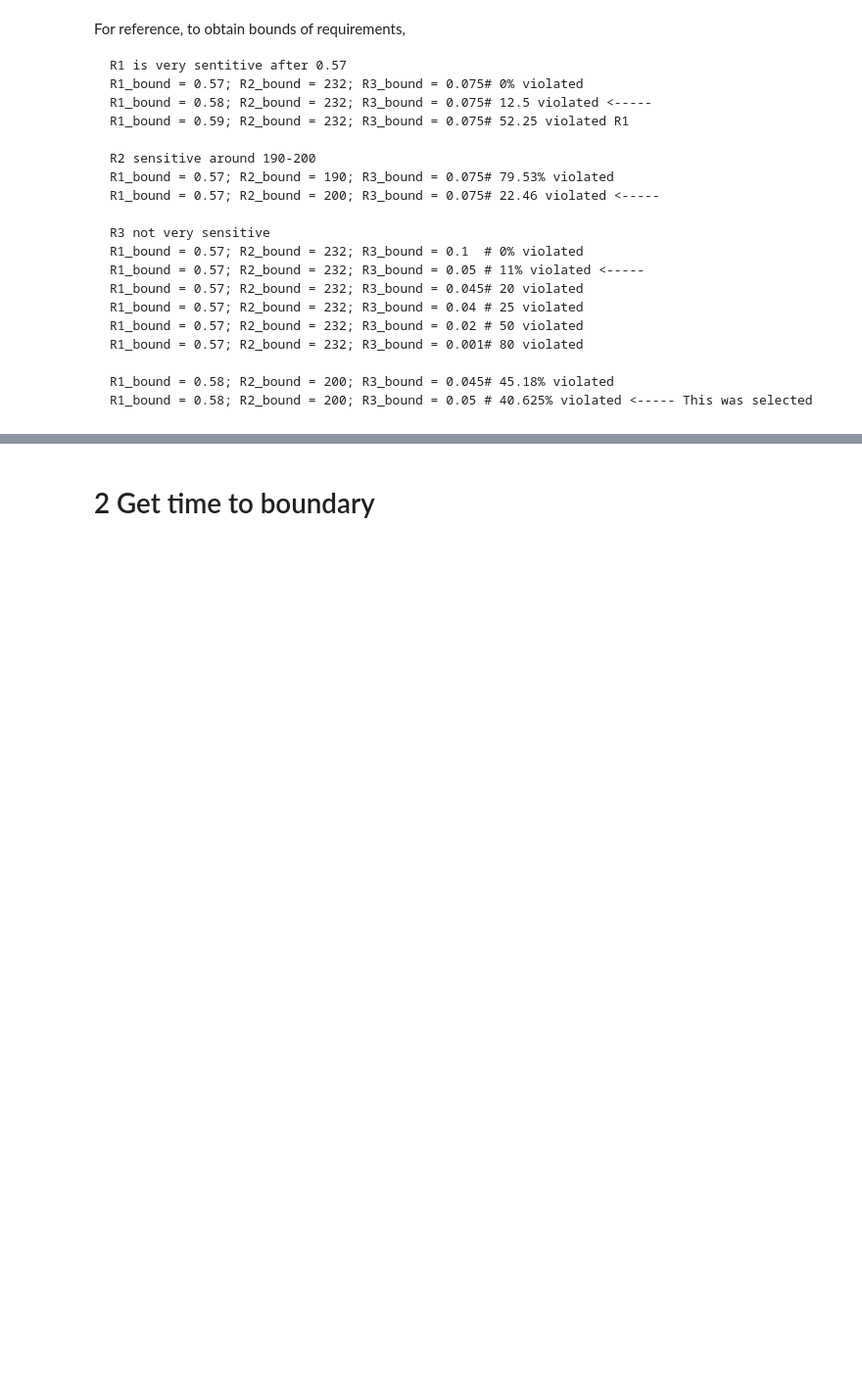
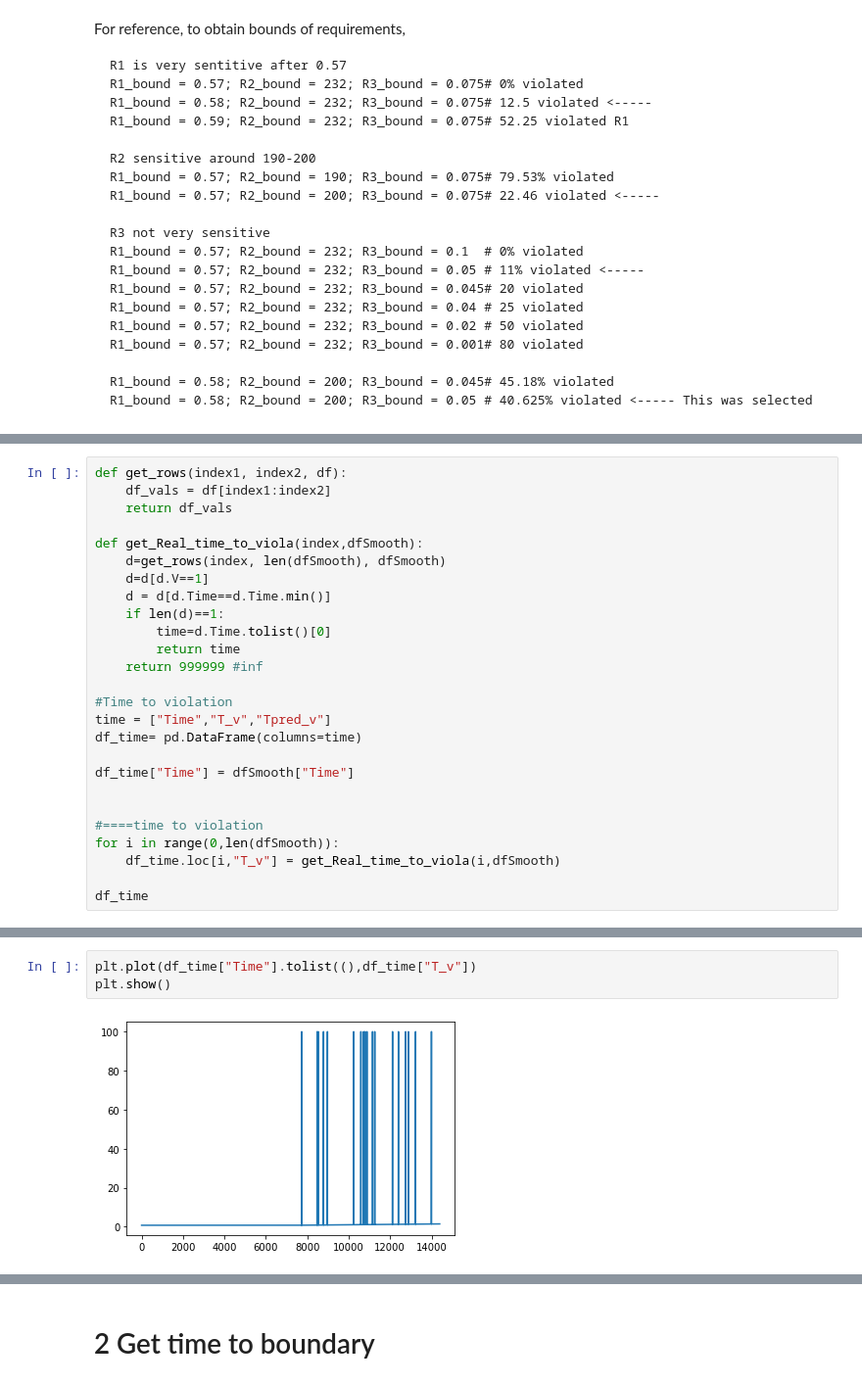
Before and after one commit to Gricel-lee/ProactiveAdaptation, a Jupyter notebook: AllCODE.ipynb, the cells around one changed output, grey strips where cells are left out. Shown at 98% size. Cells and saved outputs as stored; diff of their text form; blank space fills up the shorter version.

```diff
--- a/AllCODE.ipynb
+++ b/AllCODE.ipynb
@@ -575,0 +577,26 @@ df.head(5)
+# %%
+def get_rows(index1, index2, df):
+    df_vals = df[index1:index2]
+    return df_vals
+
+def get_Real_time_to_viola(index,dfSmooth):
+    d=get_rows(index, len(dfSmooth), dfSmooth)
+    d=d[d.V==1]
+    d = d[d.Time==d.Time.min()]
+    if len(d)==1:
+        time=d.Time.tolist()[0]
+        return time
+    return 999999 #inf
+
+#Time to violation
+time = ["Time","T_v","Tpred_v"]
+df_time= pd.DataFrame(columns=time)
+
+df_time["Time"] = dfSmooth["Time"]
+
+
+#====time to violation
+for i in range(0,len(dfSmooth)):
+    df_time.loc[i,"T_v"] = get_Real_time_to_viola(i,dfSmooth)
+
+df_time
@@ -575,0 +617,5 @@ df.head(5)
+# %%
+plt.plot(df_time["Time"].tolist((),df_time["T_v"])
+plt.show()
+# %% [output]
+[figure, added]
```
Also changed, not shown: parts of 30 cells of this notebook.
